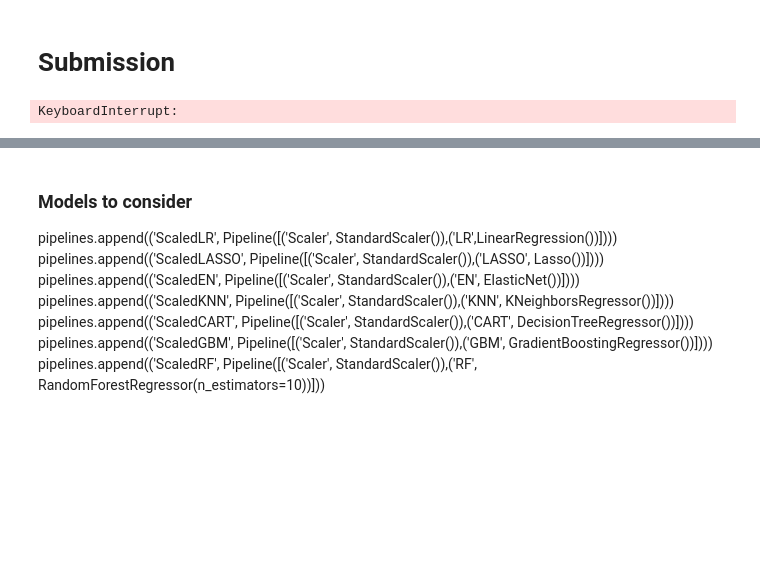
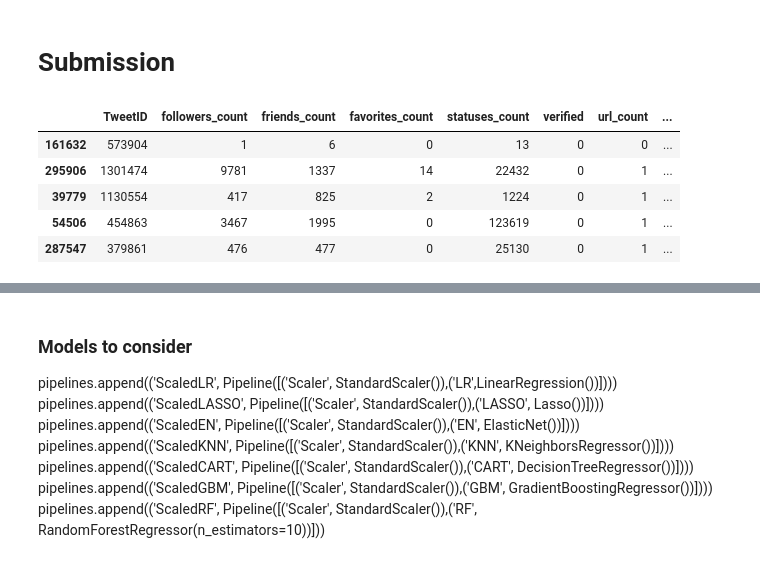
Before and after one commit to antoinegleisberg/INF554_kaggle, a Jupyter notebook: AutoML.ipynb, the cells around one changed output, grey strips where cells are left out. Cells and saved outputs as stored; diff of their text form; code cells hidden in the pictures; blank space fills up the shorter version.

```diff
--- a/AutoML.ipynb
+++ b/AutoML.ipynb
@@ -153,7 +153,7 @@ def hashtags_engineering(in_df):
 from sklearn.cluster import KMeans
 def extract_cluster(df,columns):
     rs_df = df
-    rs_df['cluster'] = KMeans(n_clusters=1000, random_state=0).fit_predict(rs_df[columns].values.reshape(-1, 1))
+    rs_df['cluster'] = KMeans(n_clusters=100, random_state=0).fit_predict(rs_df[columns].values)
     return rs_df
 # %% [markdown]
 ## Scaler
@@ -240,15 +233,20 @@ xgboost, rf, lgbm, extra_tree
 # %%
 # test on X_test
 new_X_test = feature_engineering(X_test)
 new_X_test = time_engineering(new_X_test)
 new_X_test = extract_topic(new_X_test)
 new_X_test = text_engineering(new_X_test)
 new_X_test = hashtags_engineering(new_X_test)
-#new_X_train = extract_cluster(new_X_train,['followers_count', 'friends_count', 'favorites_count', 'statuses_count','verified'])
+new_X_test = extract_cluster(new_X_test,['followers_count', 'friends_count', 'favorites_count', 'statuses_count','verified'])
 new_X_test = new_X_test.reindex(columns=col)
 new_X_test.drop(['topic_1','topic_2','topic_3','topic_4','topic_5'],axis=1).head()
 # %% [output]
-KeyboardInterrupt:
+|  | TweetID | followers_count | friends_count | favorites_count | statuses_count | verified | url_count | ... |
+| 161632 | 573904 | 1 | 6 | 0 | 13 | 0 | 0 | ... |
+| 295906 | 1301474 | 9781 | 1337 | 14 | 22432 | 0 | 1 | ... |
+| 39779 | 1130554 | 417 | 825 | 2 | 1224 | 0 | 1 | ... |
+| 54506 | 454863 | 3467 | 1995 | 0 | 123619 | 0 | 1 | ... |
+| 287547 | 379861 | 476 | 477 | 0 | 25130 | 0 | 1 | ... |
 # %%
 from sklearn.neural_network import MLPRegressor
 from sklearn.linear_model import LinearRegression
```
Also changed, not shown: parts of 8 cells of this notebook.
